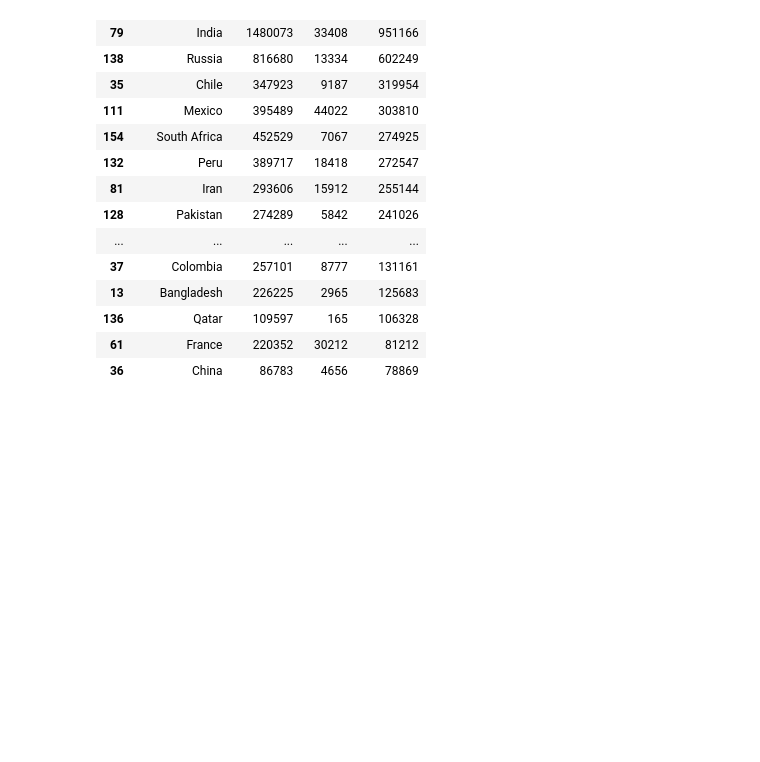
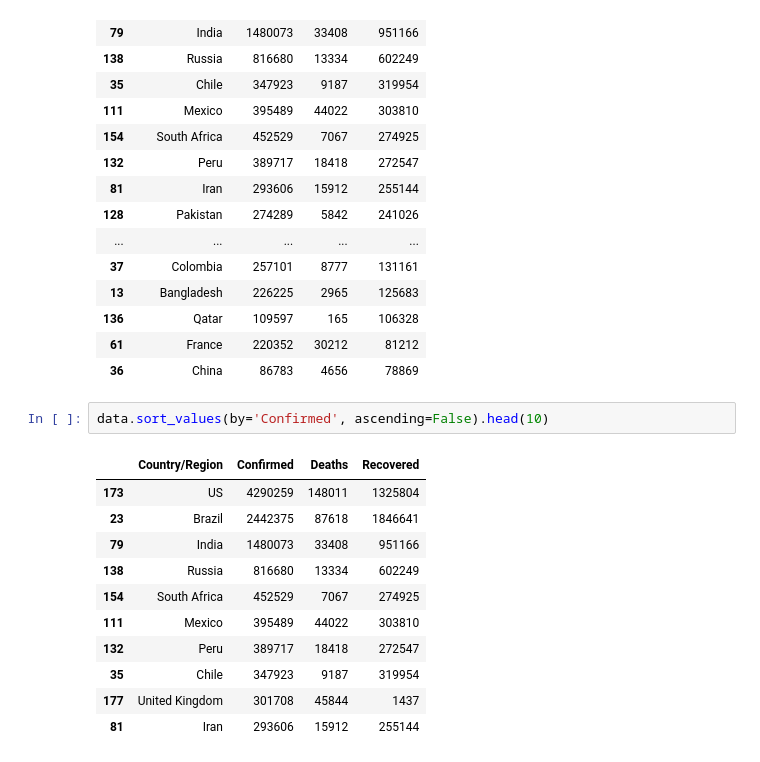
Before and after one commit to samrachana392/Covid19-Dataset-Analysis, a Jupyter notebook: Dataset_analysis.ipynb, the cells around one changed output. Cells and saved outputs as stored; diff of their text form; blank space fills up the shorter version.

```diff
--- a/Dataset_analysis.ipynb
+++ b/Dataset_analysis.ipynb
@@ -275,3 +275,17 @@ data.sort_values(by = 'Recovered', ascending=False).head(20)
 | 136 | Qatar | 109597 | 165 | 106328 |
 | 61 | France | 220352 | 30212 | 81212 |
 | 36 | China | 86783 | 4656 | 78869 |
+# %%
+data.sort_values(by='Confirmed', ascending=False).head(10)
+# %% [output]
+|  | Country/Region | Confirmed | Deaths | Recovered |
+| 173 | US | 4290259 | 148011 | 1325804 |
+| 23 | Brazil | 2442375 | 87618 | 1846641 |
+| 79 | India | 1480073 | 33408 | 951166 |
+| 138 | Russia | 816680 | 13334 | 602249 |
+| 154 | South Africa | 452529 | 7067 | 274925 |
+| 111 | Mexico | 395489 | 44022 | 303810 |
+| 132 | Peru | 389717 | 18418 | 272547 |
+| 35 | Chile | 347923 | 9187 | 319954 |
+| 177 | United Kingdom | 301708 | 45844 | 1437 |
+| 81 | Iran | 293606 | 15912 | 255144 |
```
Also changed, not shown: parts of 1 cell of this notebook.
